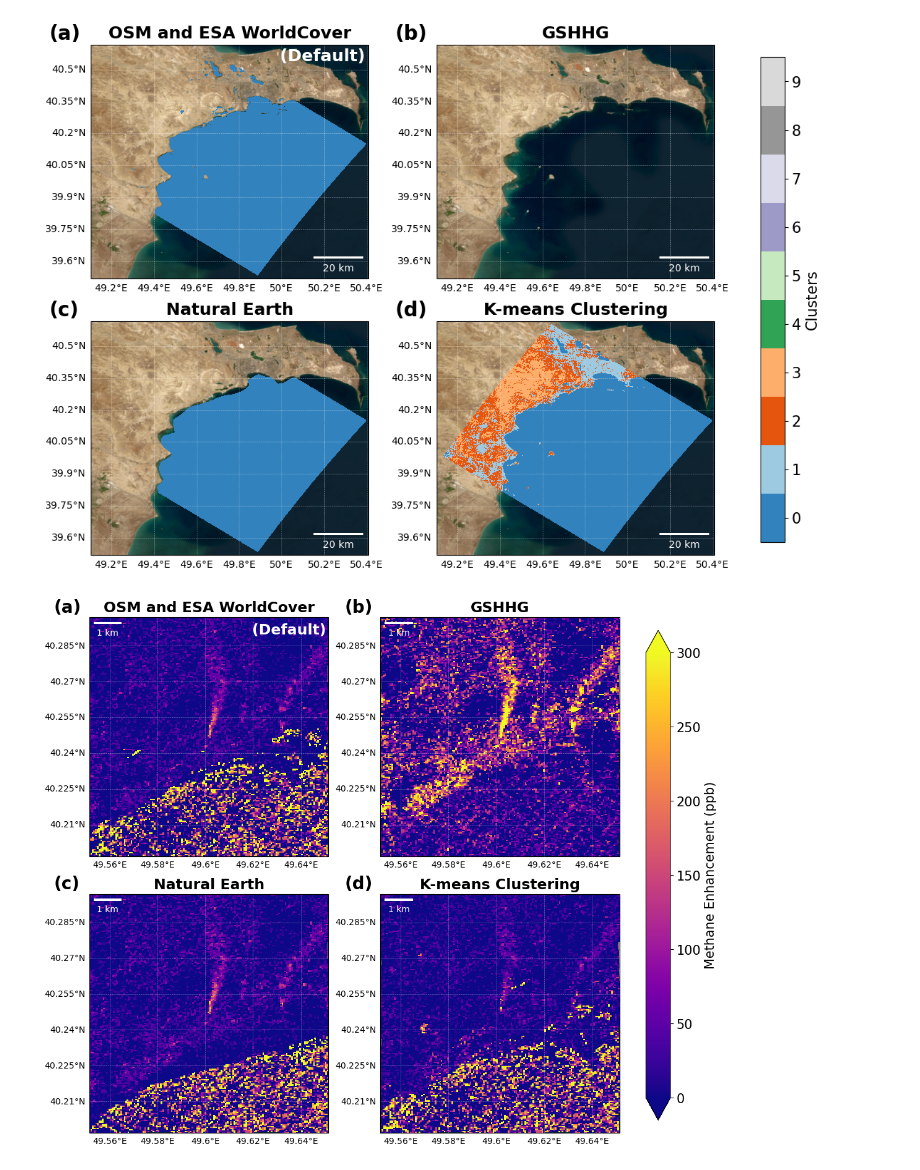
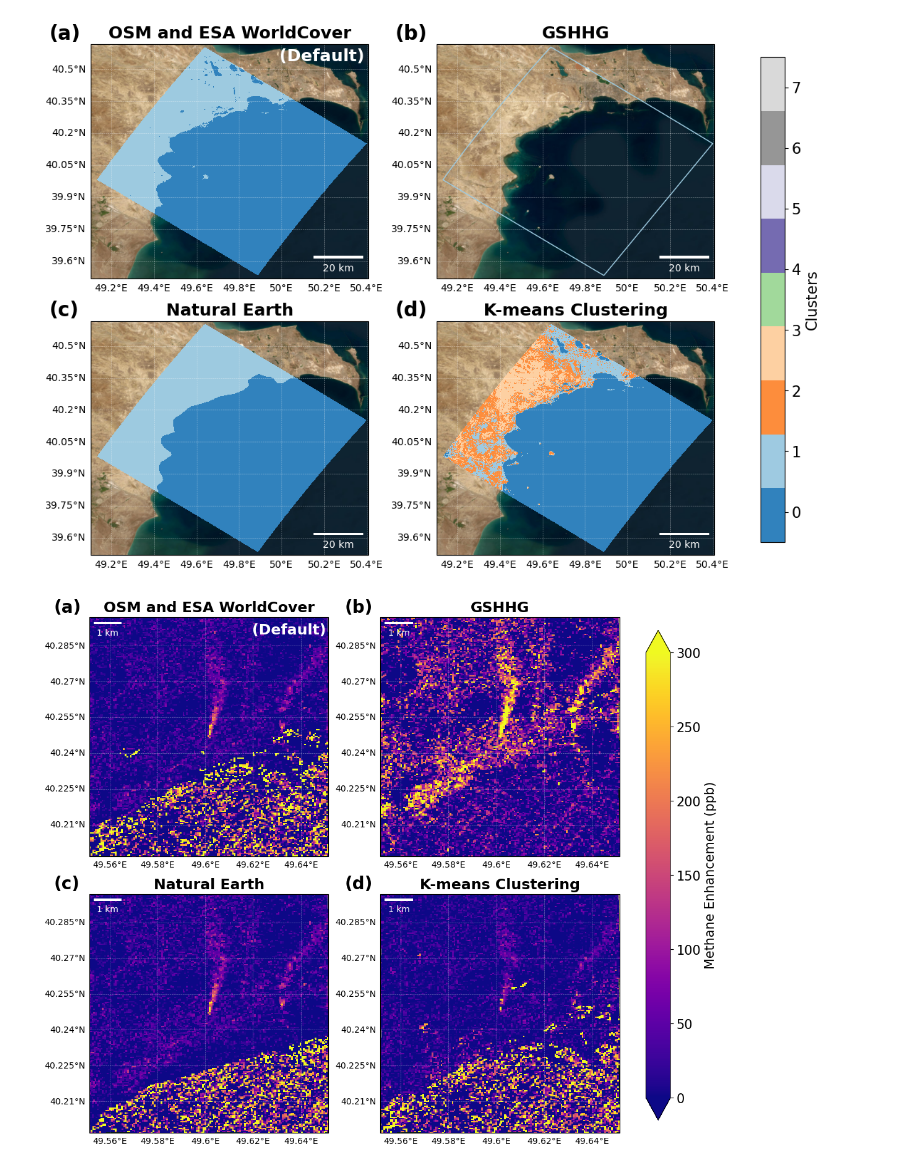
Before and after one commit to zxdawn/HyperGas-GMD, a Jupyter notebook: notebooks/watermask.ipynb, the cells around one changed output. Drawn from its saved outputs; the diff is of its cells as text; code cells hidden in the pictures.

```diff
--- a/notebooks/watermask.ipynb
+++ b/notebooks/watermask.ipynb
@@ -37,7 +41,7 @@ ds_gshhg = xr.open_mfdataset(glob(data_dir+'/GSHHG/*L2*nc')[0], decode_coords='a
 ds_natural_earth = xr.open_mfdataset(glob(data_dir+'/Natural_Earth/*L2*nc')[0], decode_coords='all')
 ds_cluster = xr.open_mfdataset(glob(data_dir+'/cluster/*L2*nc')[0], decode_coords='all')
 # %%
-def subset(data, lon_min, lon_max, lat_min, lat_max, onlywater=True):
+def subset(data, lon_min, lon_max, lat_min, lat_max, onlywater=False):
     data = data.load()
     data = data.where((data['longitude']>lon_min)&(data['longitude']<lon_max)&(data['latitude']>lat_min)&(data['latitude']<lat_max))
     if onlywater:
@@ -109,8 +113,8 @@ for ax in axs:
     ax.texts[0].remove()
 
 # Define a colormap with only blue for value 1
-cmap = mcolors.ListedColormap(['#3182bd'])
-bounds = [-0.5, 0.5]  # Define color boundaries
+cmap = mcolors.ListedColormap(['#3182bd', '#9dcae0'])
+bounds = [-0.5, 0.5, 1.5]  # Define color boundaries
 norm = mcolors.BoundaryNorm(bounds, cmap.N)
 
 # --- clusters ---
@@ -121,9 +125,17 @@ seg_osm.plot(ax=ax, x='longitude', y='latitude', cmap=cmap, norm=norm, add_color
 ax.set_title('OSM and ESA WorldCover')
 
 ax = axs[1]
-seg_gshhg = subset(ds_gshhg['segmentation'], lon_min, lon_max, lat_min, lat_max)
+seg_gshhg = subset(ds_gshhg['segmentation'], lon_min, lon_max, lat_min, lat_max, onlywater=True)
 if seg_gshhg.any():
     seg_gshhg.plot(ax=ax, x='longitude', y='latitude', cmap=cmap, norm=norm, add_colorbar=False, rasterized=True)
+else:
+    # get the swath polygon from area boundary
+    valid_pixels = ds_osm['segmentation'].stack(z=['y', 'x']).dropna(dim='z')
+    area = SwathDefinition(lons=valid_pixels['longitude'].values[:,np.newaxis], lats=valid_pixels['latitude'].values[:,np.newaxis])
+    hull = ConvexHull(area.boundary().vertices)
+    edgePoly = geometry.Polygon(hull.points[hull.vertices])
+    ax.add_geometries([edgePoly], crs=proj, edgecolor='#9dcae0', facecolor='none')
+
 ax.set_title('GSHHG')
 
 ax = axs[2]
@@ -142,34 +154,34 @@ m = seg_cluster.plot(ax=ax, x='longitude', y='latitude',
                      vmin = ds_cluster['segmentation'].min() - 0.5,
                      vmax = ds_cluster['segmentation'].max() + 0.5,
                      add_colorbar=False, rasterized=True)
 ax.set_title('K-means Clustering')
 
 
 for ax in axs:
     add_scalebar(ax, ds_cluster['longitude'].mean(), ds_cluster['latitude'].mean())
 
     gl = ax.gridlines(crs=ccrs.PlateCarree(), draw_labels=True,
                       linewidth=0.4, color='w', alpha=0.5, linestyle='--')
     gl.top_labels = False
     gl.right_labels = False
 
 
 # add colorbar
 cbar = fig.colorbar(m, ticks=np.arange(ds_cluster['segmentation'].min(), ds_cluster['segmentation'].max() + 1),
                     ax=axs, label='Clusters', shrink=0.95)
 
 for n, ax in enumerate(axs):
     ax.text(-0.15, 1.02, '({})'.format(string.ascii_lowercase[n]),
             transform=ax.transAxes,
             size=20, weight='bold')
 
 axs[0].text(0.68, 0.93, '(Default)',
             transform=axs[0].transAxes, c='w',
             size=17, weight='bold')
 
 fig.savefig('../figures/clusters.pdf', bbox_inches='tight')
 # %% [output]
-[figure, old version]
+[figure, new version]
 # %%
 fig, axs = plt.subplots(nrows=2,ncols=2,
                         sharex=True, sharey=True,
@@ -258,4 +270,4 @@ axs[0].text(0.68, 0.93, '(Default)',
 
 fig.savefig('../figures/ch4_clusters.pdf', bbox_inches='tight')
 # %% [output]
-[figure, old version]
+[figure, new version]
```
Also changed, not shown: parts of 1 cell of this notebook, 4 other files.
